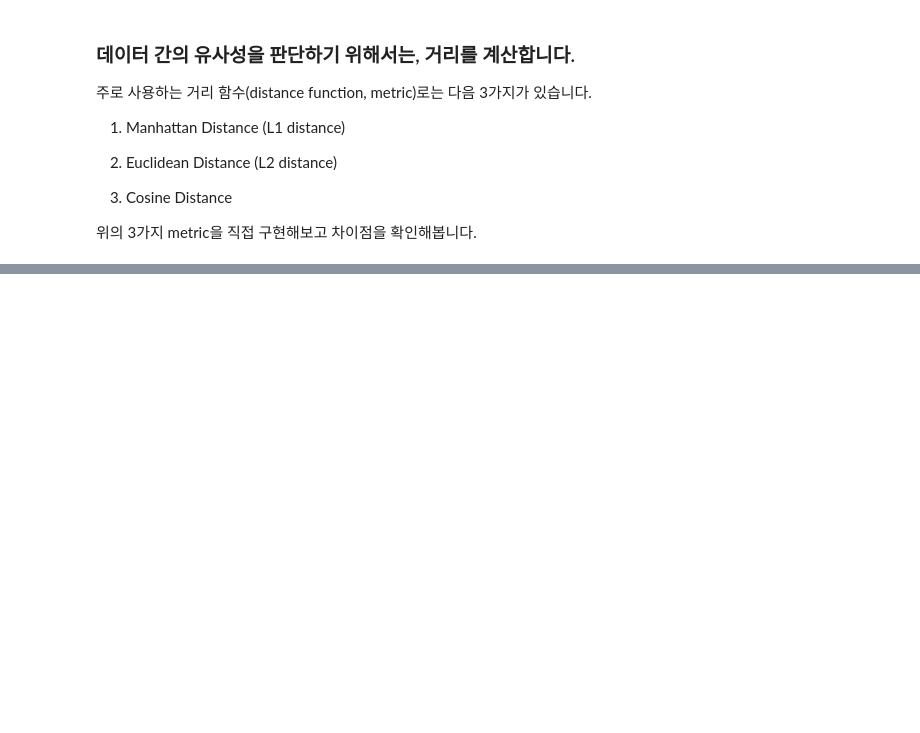
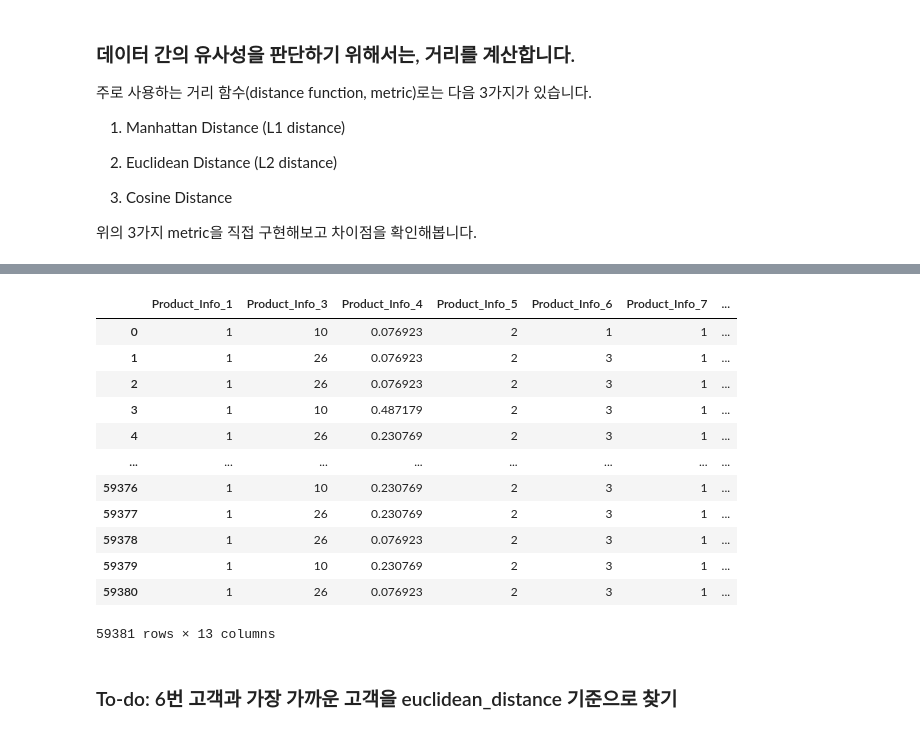
Before and after one commit to sainthm/MGS_AI_DS, a Jupyter notebook: YDK/데이터_분석을_위한_선형대수학/1. 데이터분석을 위한 선형대수학_Practice.ipynb, the cells around one changed output, grey strips where cells are left out. Saved outputs shown, nothing was run; the diff lists cells and outputs as text; code cells hidden in the pictures; blank space fills up the shorter version.

```diff
--- a/YDK/데이터_분석을_위한_선형대수학/1. 데이터분석을 위한 선형대수학_Practice.ipynb
+++ b/YDK/데이터_분석을_위한_선형대수학/1. 데이터분석을 위한 선형대수학_Practice.ipynb
@@ -51,0 +132,20 @@ euclidean_distance(v1, v2)
+# %%
+# ids = data["Id"]
+# data = data.drop(columns="Id")
+data
+# %% [output]
+|  | Product_Info_1 | Product_Info_3 | Product_Info_4 | Product_Info_5 | Product_Info_6 | Product_Info_7 | ... |
+| 0 | 1 | 10 | 0.076923 | 2 | 1 | 1 | ... |
+| 1 | 1 | 26 | 0.076923 | 2 | 3 | 1 | ... |
+| 2 | 1 | 26 | 0.076923 | 2 | 3 | 1 | ... |
+| 3 | 1 | 10 | 0.487179 | 2 | 3 | 1 | ... |
+| 4 | 1 | 26 | 0.230769 | 2 | 3 | 1 | ... |
+| ... | ... | ... | ... | ... | ... | ... | ... |
+| 59376 | 1 | 10 | 0.230769 | 2 | 3 | 1 | ... |
+| 59377 | 1 | 26 | 0.230769 | 2 | 3 | 1 | ... |
+| 59378 | 1 | 26 | 0.076923 | 2 | 3 | 1 | ... |
+| 59379 | 1 | 10 | 0.230769 | 2 | 3 | 1 | ... |
+| 59380 | 1 | 26 | 0.076923 | 2 | 3 | 1 | ... |
+59381 rows × 13 columns
+# %% [markdown]
+### To-do: 6번 고객과 가장 가까운 고객을 euclidean_distance 기준으로 찾기
```
Also changed, not shown: parts of 14 cells of this notebook, 1 other file.
